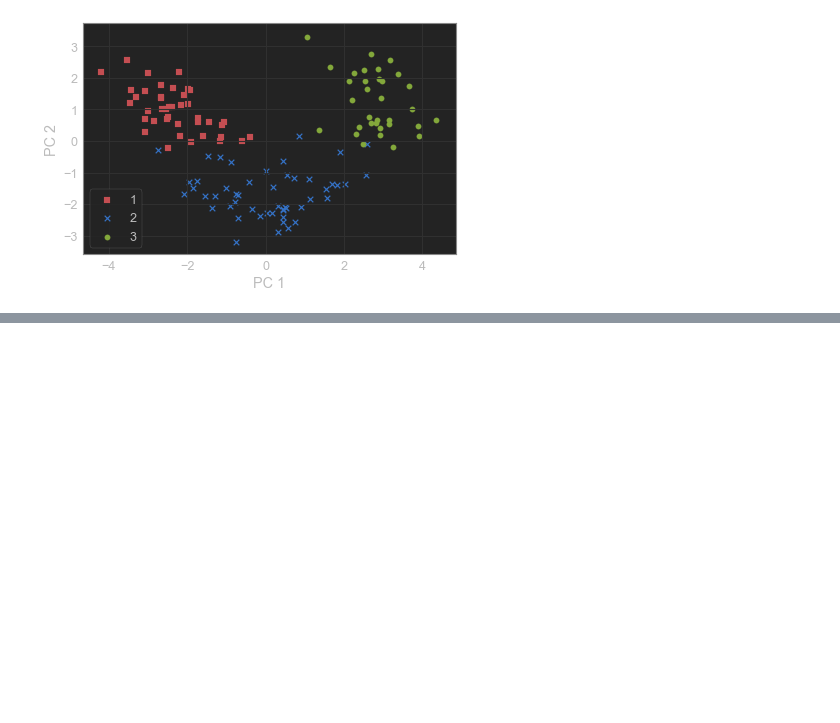
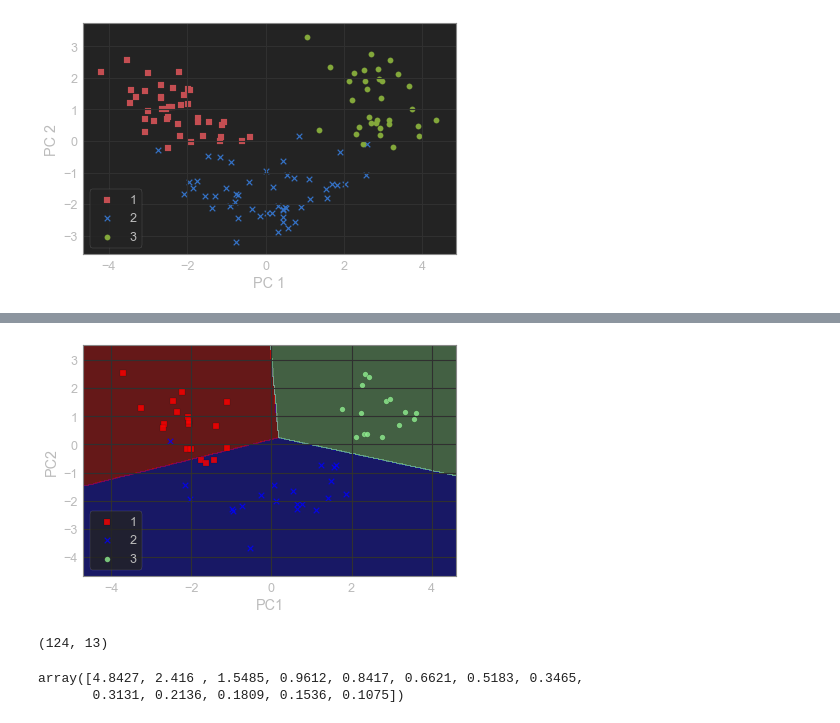
Before and after one commit to abekoh/python_machine_learning, a Jupyter notebook: chapter5.ipynb, the cells around one changed output, grey strips where cells are left out. Drawn from its saved outputs; the diff is of its cells as text; code cells hidden in the pictures; blank space fills up the shorter version.

```diff
--- a/chapter5.ipynb
+++ b/chapter5.ipynb
@@ -75,0 +117,20 @@ plt.show()
+# %%
+plot_decision_regions(X_test_pca, y_test, classifier=lr)
+plt.xlabel('PC1')
+plt.ylabel('PC2')
+plt.legend(loc='lower left')
+plt.tight_layout()
+plt.show()
+# %% [output]
+[figure, added]
+# %%
+pca = PCA(n_components=None)
+X_train_pca = pca.fit_transform(X_train_std)
+X_train_pca.shape
+# %% [output]
+(124, 13)
+# %%
+pca.explained_variance_
+# %% [output]
+array([4.8427, 2.416 , 1.5485, 0.9612, 0.8417, 0.6621, 0.5183, 0.3465,
+       0.3131, 0.2136, 0.1809, 0.1536, 0.1075])
```
Also changed, not shown: parts of 20 cells of this notebook.
